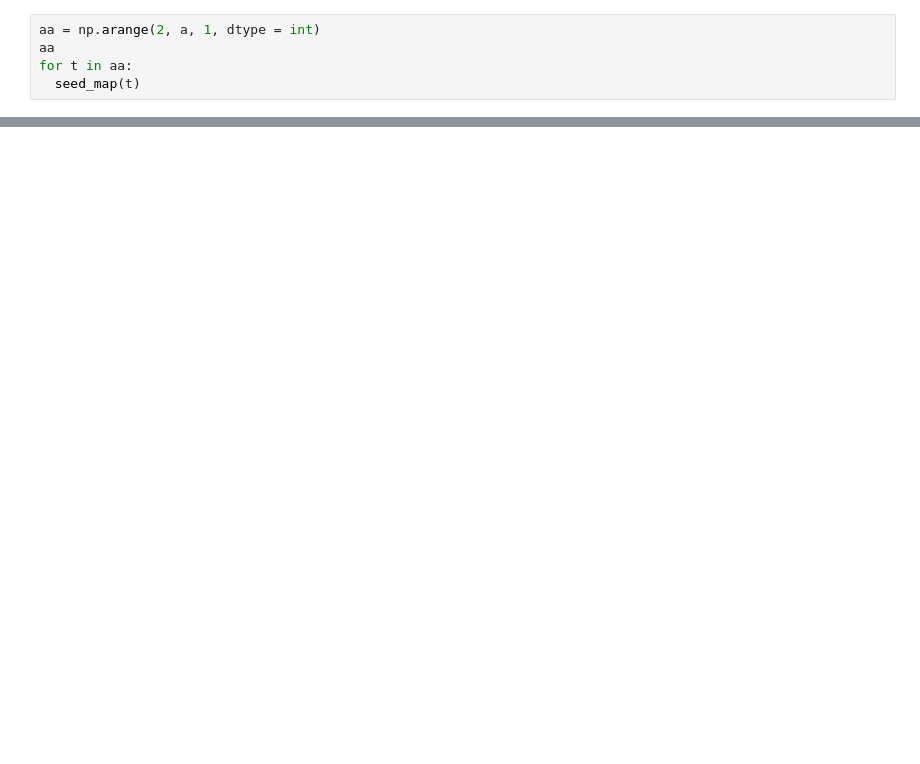
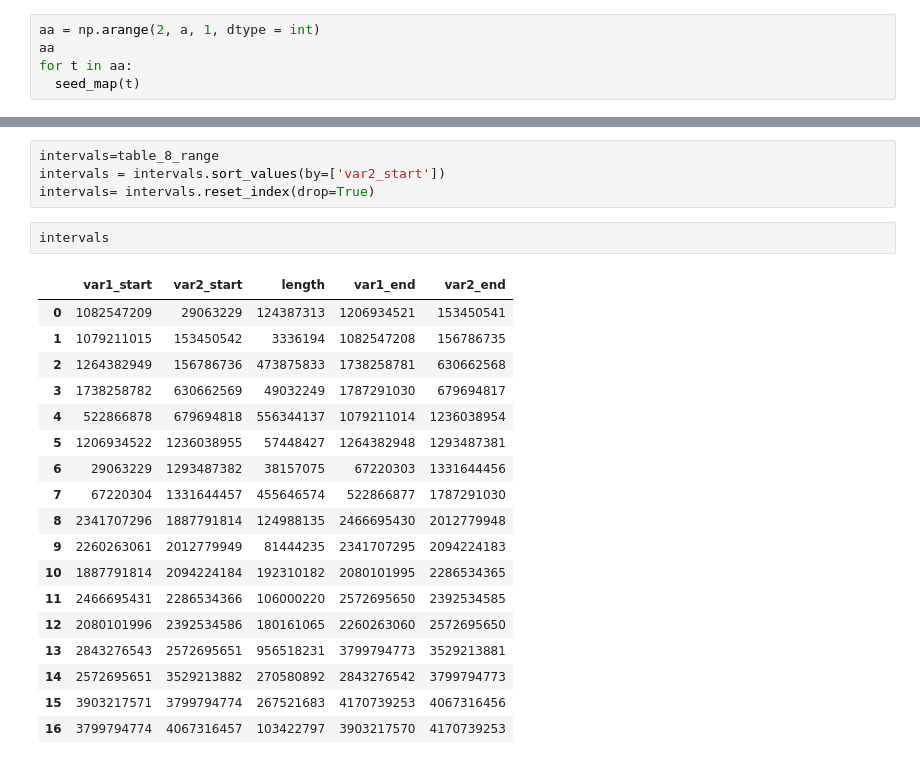
Before and after one commit to couch-taco/Advent-of-Code, a Jupyter notebook: day_5_.ipynb, the cells around one changed output, grey strips where cells are left out. Saved outputs shown, nothing was run; the diff lists cells and outputs as text; blank space fills up the shorter version.

```diff
--- a/day_5_.ipynb
+++ b/day_5_.ipynb
@@ -193,0 +210,25 @@ seeds.iloc[len(seeds)-1].min()
+# %%
+intervals=table_8_range
+intervals = intervals.sort_values(by=['var2_start'])
+intervals= intervals.reset_index(drop=True)
+# %%
+intervals
+# %% [output]
+|  | var1_start | var2_start | length | var1_end | var2_end |
+| 0 | 1082547209 | 29063229 | 124387313 | 1206934521 | 153450541 |
+| 1 | 1079211015 | 153450542 | 3336194 | 1082547208 | 156786735 |
+| 2 | 1264382949 | 156786736 | 473875833 | 1738258781 | 630662568 |
+| 3 | 1738258782 | 630662569 | 49032249 | 1787291030 | 679694817 |
+| 4 | 522866878 | 679694818 | 556344137 | 1079211014 | 1236038954 |
+| 5 | 1206934522 | 1236038955 | 57448427 | 1264382948 | 1293487381 |
+| 6 | 29063229 | 1293487382 | 38157075 | 67220303 | 1331644456 |
+| 7 | 67220304 | 1331644457 | 455646574 | 522866877 | 1787291030 |
+| 8 | 2341707296 | 1887791814 | 124988135 | 2466695430 | 2012779948 |
+| 9 | 2260263061 | 2012779949 | 81444235 | 2341707295 | 2094224183 |
+| 10 | 1887791814 | 2094224184 | 192310182 | 2080101995 | 2286534365 |
+| 11 | 2466695431 | 2286534366 | 106000220 | 2572695650 | 2392534585 |
+| 12 | 2080101996 | 2392534586 | 180161065 | 2260263060 | 2572695650 |
+| 13 | 2843276543 | 2572695651 | 956518231 | 3799794773 | 3529213881 |
+| 14 | 2572695651 | 3529213882 | 270580892 | 2843276542 | 3799794773 |
+| 15 | 3903217571 | 3799794774 | 267521683 | 4170739253 | 4067316456 |
+| 16 | 3799794774 | 4067316457 | 103422797 | 3903217570 | 4170739253 |
```
Also changed, not shown: parts of 16 cells of this notebook.
